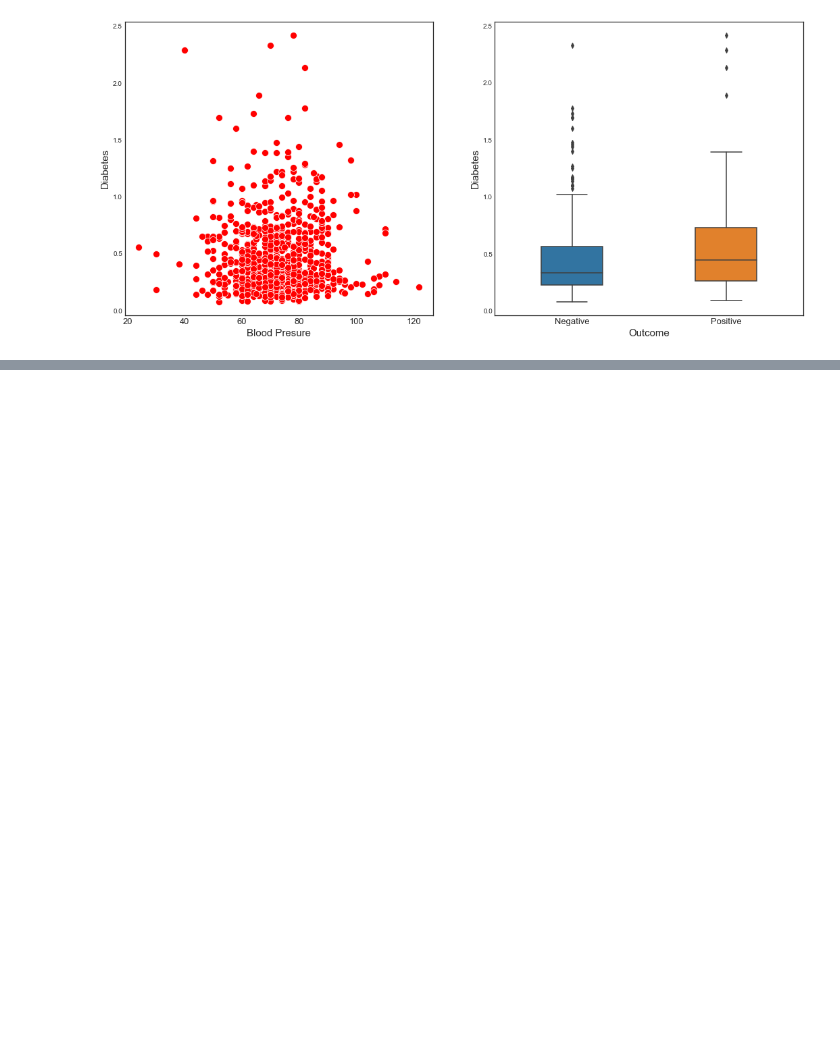
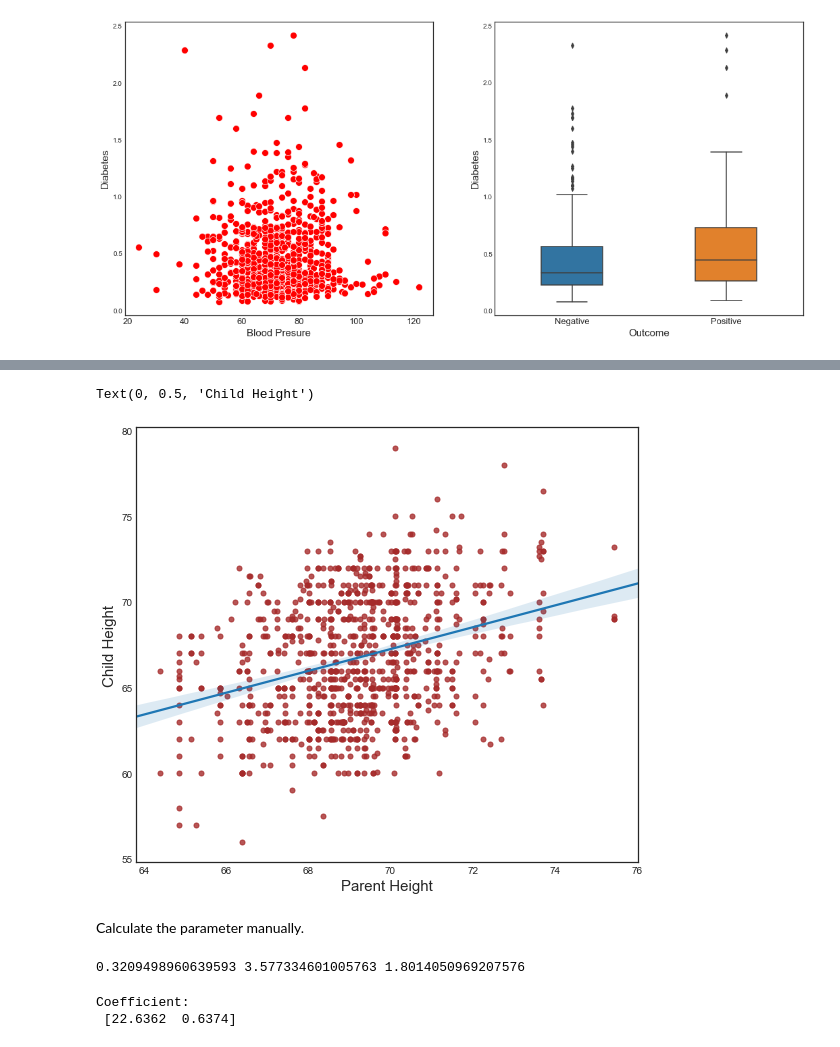
Before and after one commit to LeoUCD/Linear_Models_in_Python, a Jupyter notebook: Chapter1_Introduction.ipynb, the cells around one changed output, grey strips where cells are left out. Drawn from its saved outputs; the diff is of its cells as text; code cells hidden in the pictures; blank space fills up the shorter version.

```diff
--- a/Chapter1_Introduction.ipynb
+++ b/Chapter1_Introduction.ipynb
@@ -190,0 +360,3 @@ for item in ax1.get_xticklabels():
+# %%
+families=pd.read_csv('./Data/families.csv')
+families.head(5)
@@ -190,0 +406,29 @@ for item in ax1.get_xticklabels():
+# %%
+fig, ax=plt.subplots()
+fig.set_figwidth(9)
+fig.set_figheight(8)
+
+sns.regplot(x='midparentHeight', y='childHeight',
+            data=families, ci=95, order=1, ax=ax,
+            scatter_kws={'color':'brown','s':25})
+ax.set_xlabel('Parent Height', fontsize=15)
+ax.set_ylabel('Child Height', fontsize=15)
+# %% [output]
+Text(0, 0.5, 'Child Height')
+[figure, added]
+# %% [markdown]
+Calculate the parameter manually.
+# %%
+corr=sp.stats.pearsonr(families['childHeight'], families['midparentHeight'])[0]
+sdy=np.std(families['childHeight'])
+sdx=np.std(families['midparentHeight'])
+print(corr,sdy, sdx)
+# %% [output]
+0.3209498960639593 3.577334601005763 1.8014050969207576
+# %%
+beta=corr*sdy/sdx
+alpha=np.mean(families['childHeight'])-beta*np.mean(families['midparentHeight'])
+print('Coefficient:\n', np.round([alpha, beta],4))
+# %% [output]
+Coefficient:
+ [22.6362  0.6374]
```
Also changed, not shown: parts of 32 cells of this notebook.
